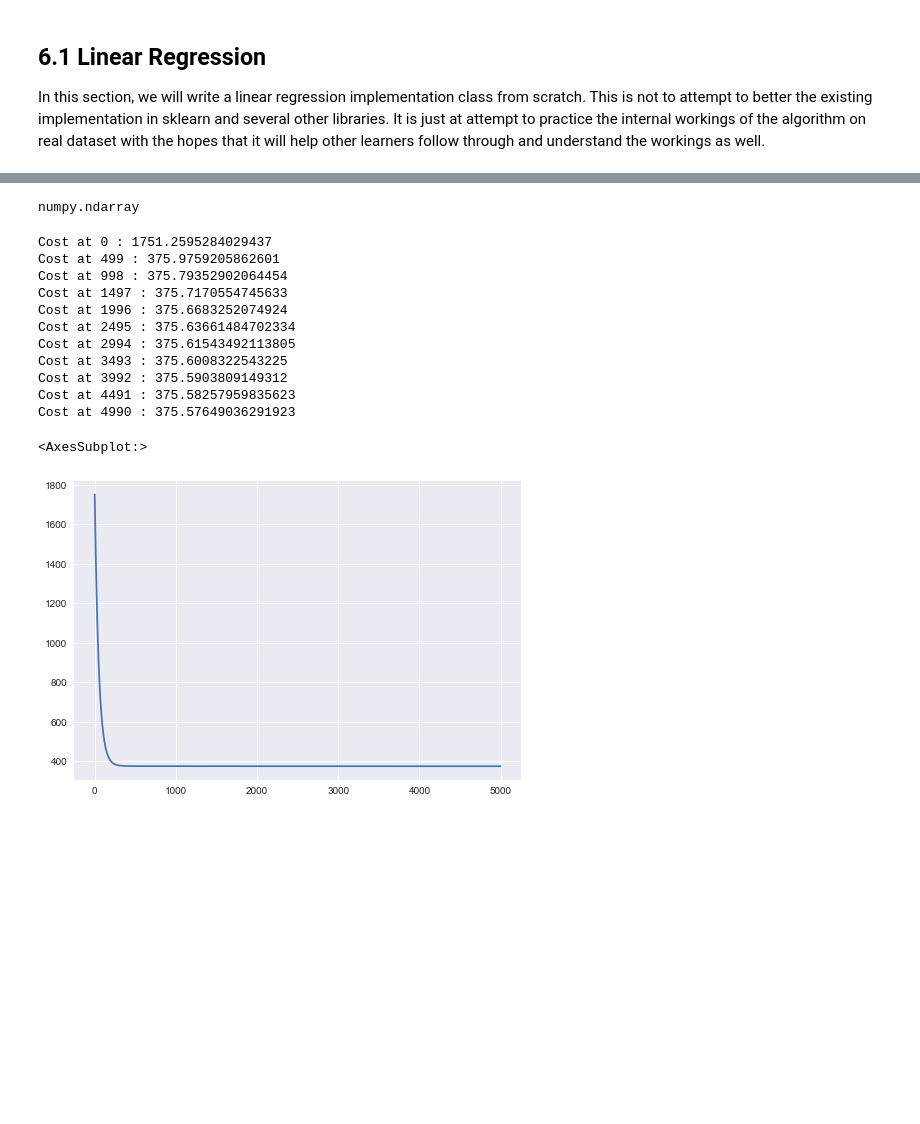
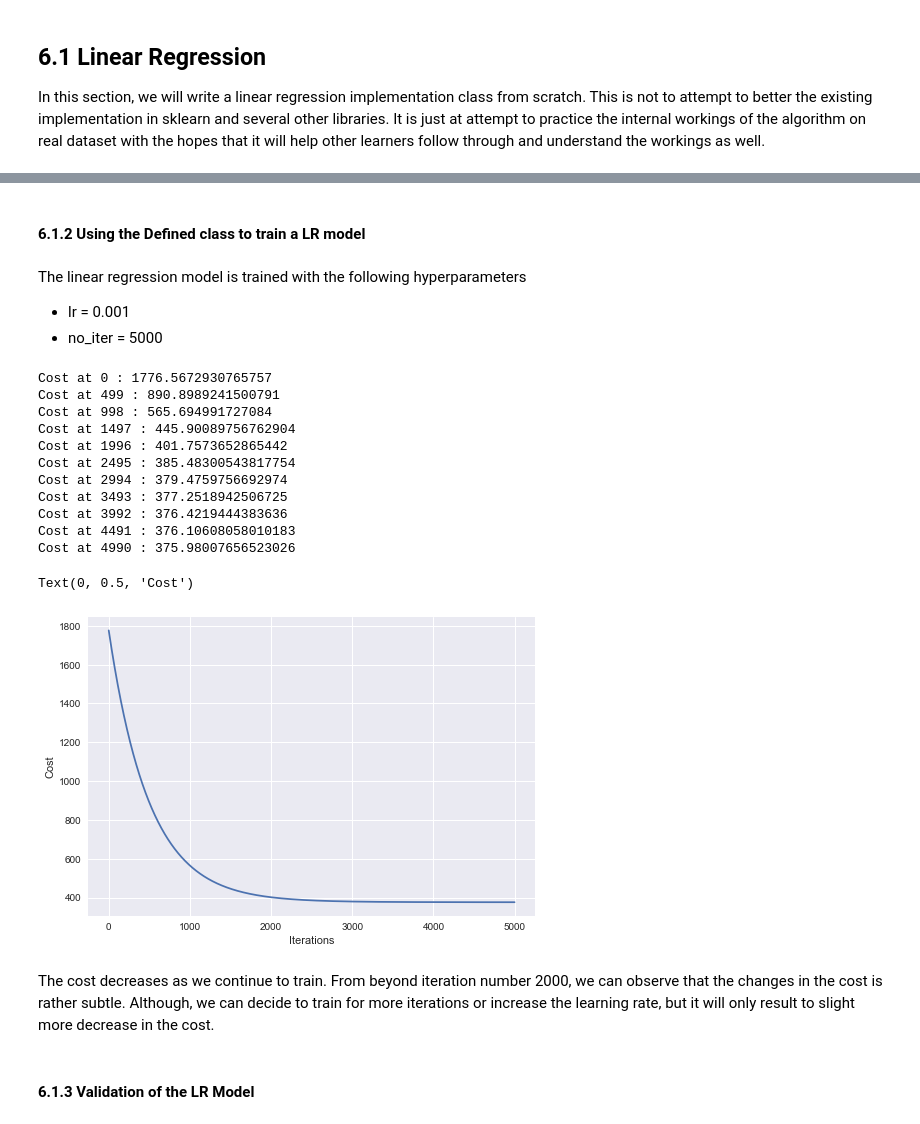
Before and after one commit to Abdul4code/multi_store_sales_prediction, a Jupyter notebook: Notebook.ipynb, the cells around one changed output, grey strips where cells are left out. Drawn from its saved outputs; the diff is of its cells as text; code cells hidden in the pictures; blank space fills up the shorter version.

Commit message:
modelling

```diff
--- a/Notebook.ipynb
+++ b/Notebook.ipynb
@@ -557,6 +541,19 @@ In this section, we will write a linear regression implementation class from scr
 # %%
 class LinearRegression():
+    ''' Implements the Linear regression algorithm '''
+
     def __init__(self, X, y, lr=0.01, no_iter=1000):
+        ''' Initializes the class properties with passed in parameters
+
+            Parameters
+            ---------------
+            X - Numpy Array - Training Dataset of size m x n where m is the number of training
+                examples and n is the number of features.
+            y - Numpy Array - Target vector which is a 1-dim array
+            lr - Learning rate of the algorithm
+            no_iter - No of gradient descent iterations
+        '''
+
         self.X = X
         self.w = np.random.randn(self.X.shape[1], 1) / 1000
         self.no_iter = no_iter
@@ -566,17 +563,29 @@ class LinearRegression():
         self.lr = lr
 
     def _compute_cost(self):
-        pred = np.dot(self.X, self.w) + self.b
-        cost = np.sum((pred - self.y) ** 2) / (2 * self.m)
+        ''' Compute the cost of the gradient descent at each and every channge of the training parameters
+            Returns
+            -------------
+            cost - Numpy Array - Cost of the current state of the algorithm
+        '''
+        pred = np.dot(self.X, self.w) + self.b # compute the prediction for the current training parameters
+        cost = np.sum((pred - self.y) ** 2) / (2 * self.m) # computes the cost
         return cost
 
     def _compute_gradients(self):
+        ''' Compute the gradients for w and b for each state of w and b
+            Returns:
+            ---------------
+            dj_dw - numpy Array - The gradients for all values of w
+            dj_db - Integer - The gradient of the value b
+        '''
         pred = np.dot(self.X, self.w) + self.b
         dj_db = np.sum(pred - self.y) / self.m
         dj_dw = np.dot((pred - self.y).T, self.X) / self.m
         return dj_dw, dj_db
 
     def fit(self, verbose=False):
+        ''' Perform gradient descent and update the values of w and b until the number of iterations specified is complete'''
         cost = []
         for i in range(self.no_iter):
             dw, db = self._compute_gradients()
@@ -590,30 +599,36 @@ class LinearRegression():
         return self.w, self.b, cost
 
     def predict(self, new_X):
+        ''' Perform predictions using the updated w and b'''
         pred = np.dot(new_X, self.w) + self.b
         return pred
-# %%
-type(np.array(y_train))
-# %% [output]
-numpy.ndarray
+# %% [markdown]
+#### 6.1.2 Using the Defined class to train a LR model
+# %% [markdown]
+The linear regression model is trained with the following hyperparameters
+ - lr = 0.001
+ - no_iter = 5000
 # %%
 # Training the model
-lr_model = LinearRegression(X_train, np.array(y_train), no_iter=5000)
+lr_model = LinearRegression(X_train, np.array(y_train), lr= 0.001, no_iter=5000)
 w, b, costs = lr_model.fit(verbose=True)
 # %% [output]
-Cost at 0 : 1751.2595284029437
-Cost at 499 : 375.9759205862601
-Cost at 998 : 375.79352902064454
-Cost at 1497 : 375.7170554745633
-Cost at 1996 : 375.6683252074924
-Cost at 2495 : 375.63661484702334
-Cost at 2994 : 375.61543492113805
-Cost at 3493 : 375.6008322543225
-Cost at 3992 : 375.5903809149312
-Cost at 4491 : 375.58257959835623
-Cost at 4990 : 375.57649036291923
+Cost at 0 : 1776.5672930765757
+Cost at 499 : 890.8989241500791
+Cost at 998 : 565.694991727084
+Cost at 1497 : 445.90089756762904
+Cost at 1996 : 401.7573652865442
+Cost at 2495 : 385.48300543817754
+Cost at 2994 : 379.4759756692974
+Cost at 3493 : 377.2518942506725
+Cost at 3992 : 376.4219444383636
+Cost at 4491 : 376.10608058010183
+Cost at 4990 : 375.98007656523026
 # %%
+# cost plot
 sns.lineplot(x=list(range(len(costs))), y=costs)
+plt.xlabel("Iterations")
+plt.ylabel("Cost")
 # %% [output]
-<AxesSubplot:>
+Text(0, 0.5, 'Cost')
-[figure, old version]
+[figure, new version]
@@ -622 +635,5 @@ from sklearn.metrics import mean_absolute_error
+# %% [markdown]
+The cost decreases as we continue to train. From beyond iteration number 2000, we can observe that the changes in the cost is rather subtle. Although, we can decide to train for more iterations or increase the learning rate, but it will only result to slight more decrease in the cost.
+# %% [markdown]
+#### 6.1.3 Validation of the LR Model
 # %%
```
Also changed, not shown: parts of 38 cells of this notebook, 2 other files.
